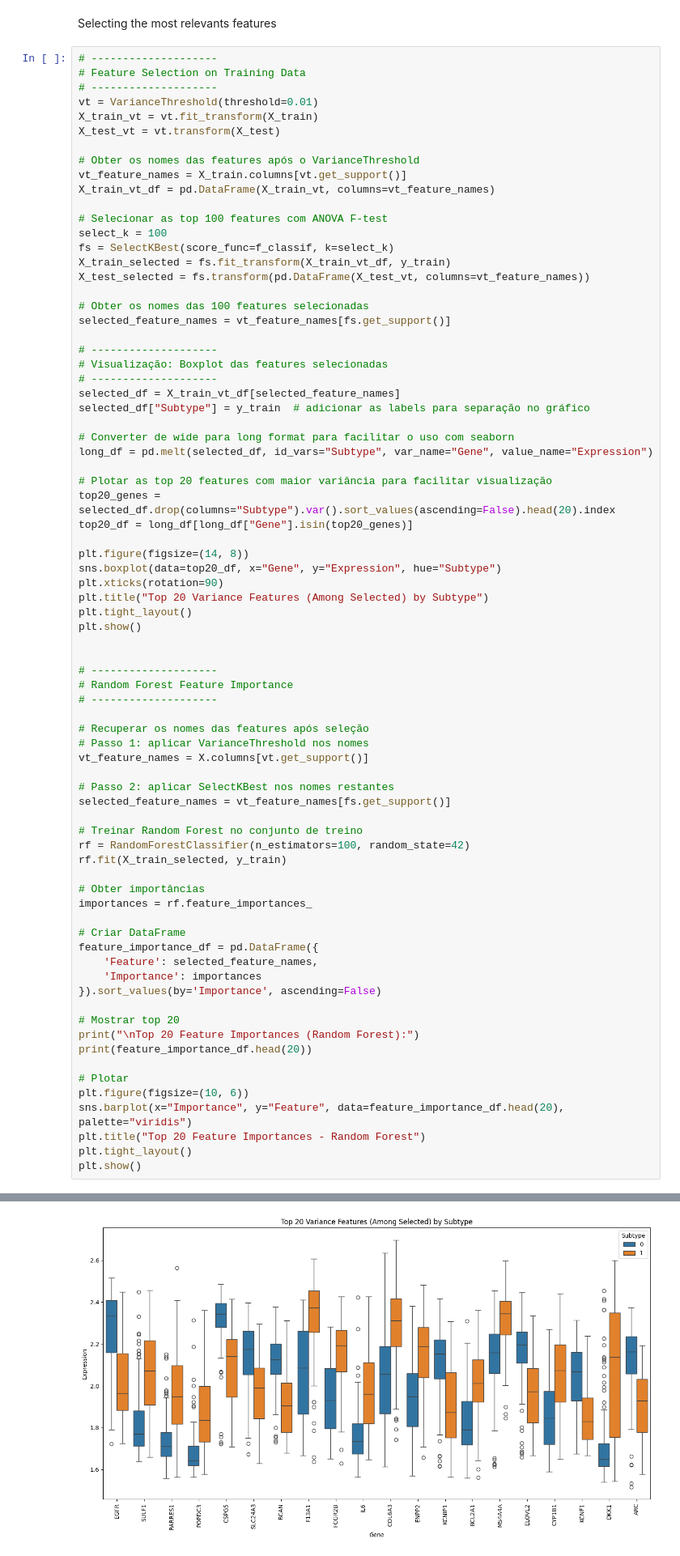
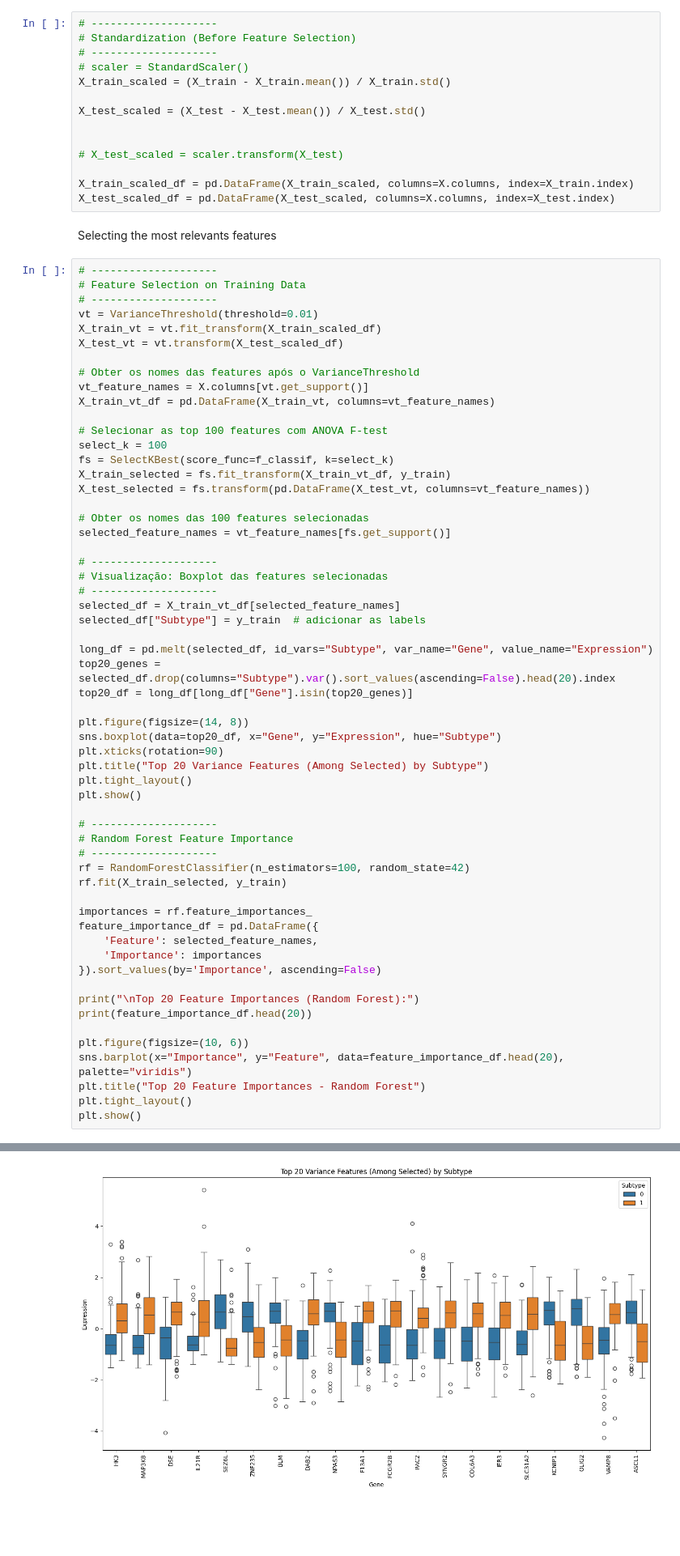
Before and after one commit to abrunhosa16/bioinformatics_ml, a Jupyter notebook: main.ipynb, the cells around one changed output, grey strips where cells are left out. Shown: that part at 81% size. Cells and saved outputs as stored; diff of their text form; blank space fills up the shorter version.

```diff
--- a/main.ipynb
+++ b/main.ipynb
@@ -137,6 +137,20 @@ y = pd.read_csv("datasets/y_gexp.csv", index_col=0).values.ravel()
 X_train, X_test, y_train, y_test = train_test_split(
     X, y, test_size=0.20, stratify=y, random_state=42
 )
+# %%
+# --------------------
+# Standardization (Before Feature Selection)
+# --------------------
+# scaler = StandardScaler()
+X_train_scaled = (X_train - X_train.mean()) / X_train.std()
+
+X_test_scaled = (X_test - X_test.mean()) / X_test.std()
+
+
+# X_test_scaled = scaler.transform(X_test)
+
+X_train_scaled_df = pd.DataFrame(X_train_scaled, columns=X.columns, index=X_train.index)
+X_test_scaled_df = pd.DataFrame(X_test_scaled, columns=X.columns, index=X_test.index)
 # %% [markdown]
 Selecting the most relevants features
 # %%
@@ -144,11 +158,11 @@ Selecting the most relevants features
 # Feature Selection on Training Data
 # --------------------
 vt = VarianceThreshold(threshold=0.01)
-X_train_vt = vt.fit_transform(X_train)
-X_test_vt = vt.transform(X_test)
+X_train_vt = vt.fit_transform(X_train_scaled_df)
+X_test_vt = vt.transform(X_test_scaled_df)
 
 # Obter os nomes das features após o VarianceThreshold
-vt_feature_names = X_train.columns[vt.get_support()]
+vt_feature_names = X.columns[vt.get_support()]
 X_train_vt_df = pd.DataFrame(X_train_vt, columns=vt_feature_names)
 
 # Selecionar as top 100 features com ANOVA F-test
@@ -164,12 +178,9 @@ selected_feature_names = vt_feature_names[fs.get_support()]
 # Visualização: Boxplot das features selecionadas
 # --------------------
 selected_df = X_train_vt_df[selected_feature_names]
-selected_df["Subtype"] = y_train  # adicionar as labels para separação no gráfico
+selected_df["Subtype"] = y_train  # adicionar as labels
 
-# Converter de wide para long format para facilitar o uso com seaborn
 long_df = pd.melt(selected_df, id_vars="Subtype", var_name="Gene", value_name="Expression")
-
-# Plotar as top 20 features com maior variância para facilitar visualização
 top20_genes = selected_df.drop(columns="Subtype").var().sort_values(ascending=False).head(20).index
 top20_df = long_df[long_df["Gene"].isin(top20_genes)]
 
@@ -180,36 +191,21 @@ plt.title("Top 20 Variance Features (Among Selected) by Subtype")
 plt.tight_layout()
 plt.show()
 
-
 # --------------------
 # Random Forest Feature Importance
 # --------------------
-
-# Recuperar os nomes das features após seleção
-# Passo 1: aplicar VarianceThreshold nos nomes
-vt_feature_names = X.columns[vt.get_support()]
-
-# Passo 2: aplicar SelectKBest nos nomes restantes
-selected_feature_names = vt_feature_names[fs.get_support()]
-
-# Treinar Random Forest no conjunto de treino
 rf = RandomForestClassifier(n_estimators=100, random_state=42)
 rf.fit(X_train_selected, y_train)
 
-# Obter importâncias
 importances = rf.feature_importances_
-
-# Criar DataFrame
 feature_importance_df = pd.DataFrame({
     'Feature': selected_feature_names,
     'Importance': importances
 }).sort_values(by='Importance', ascending=False)
 
-# Mostrar top 20
 print("\nTop 20 Feature Importances (Random Forest):")
 print(feature_importance_df.head(20))
 
-# Plotar
 plt.figure(figsize=(10, 6))
 sns.barplot(x="Importance", y="Feature", data=feature_importance_df.head(20), palette="viridis")
 plt.title("Top 20 Feature Importances - Random Forest")
@@ -224,3 +220,3 @@ See the caveats in the documentation: https://pandas.pydata.org/pandas-docs/stab
-[figure, old version]
+[figure, new version]
 Top 20 Feature Importances (Random Forest):
     Feature  Importance
```
Also changed, not shown: parts of 12 cells of this notebook.
